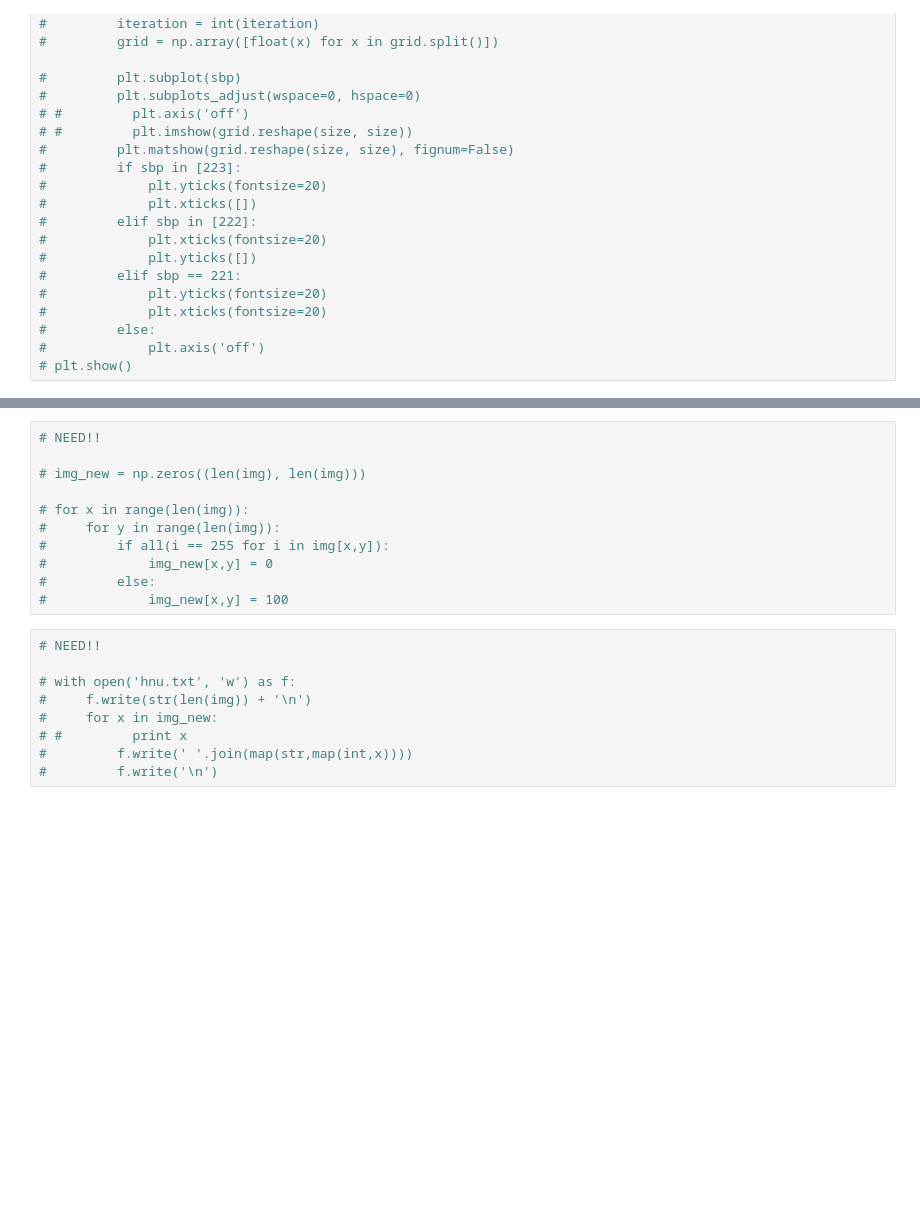
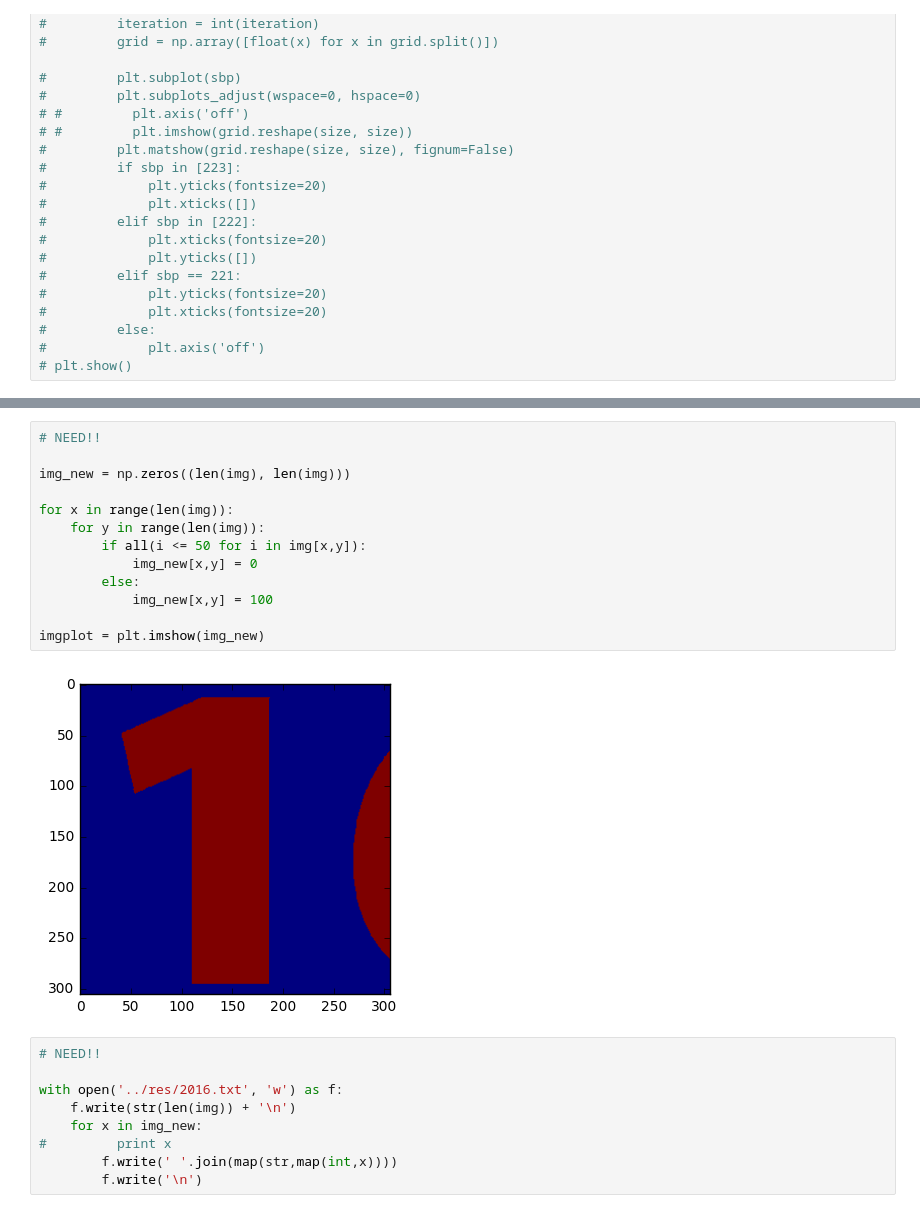
Before and after one commit to akarazeev/HeatEquation-5sem-MIPT-2016, a Jupyter notebook: tools/plots.ipynb, the cells around one changed output, grey strips where cells are left out. Drawn from its saved outputs; the diff is of its cells as text; blank space fills up the shorter version.

```diff
--- a/tools/plots.ipynb
+++ b/tools/plots.ipynb
@@ -90,21 +55,25 @@ import matplotlib.pyplot as plt
 # %%
 # NEED!!
 
-# img_new = np.zeros((len(img), len(img)))
+img_new = np.zeros((len(img), len(img)))
 
-# for x in range(len(img)):
-#     for y in range(len(img)):
-#         if all(i == 255 for i in img[x,y]):
-#             img_new[x,y] = 0
-#         else:
-#             img_new[x,y] = 100
+for x in range(len(img)):
+    for y in range(len(img)):
+        if all(i <= 50 for i in img[x,y]):
+            img_new[x,y] = 0
+        else:
+            img_new[x,y] = 100
+
+imgplot = plt.imshow(img_new)
+# %% [output]
+[figure, added]
 # %%
 # NEED!!
 
-# with open('hnu.txt', 'w') as f:
-#     f.write(str(len(img)) + '\n')
-#     for x in img_new:
-# #         print x
-#         f.write(' '.join(map(str,map(int,x))))
-#         f.write('\n')
+with open('../res/2016.txt', 'w') as f:
+    f.write(str(len(img)) + '\n')
+    for x in img_new:
+#         print x
+        f.write(' '.join(map(str,map(int,x))))
+        f.write('\n')
 # %%
```
Also changed, not shown: parts of 5 cells of this notebook, 4 other files.
